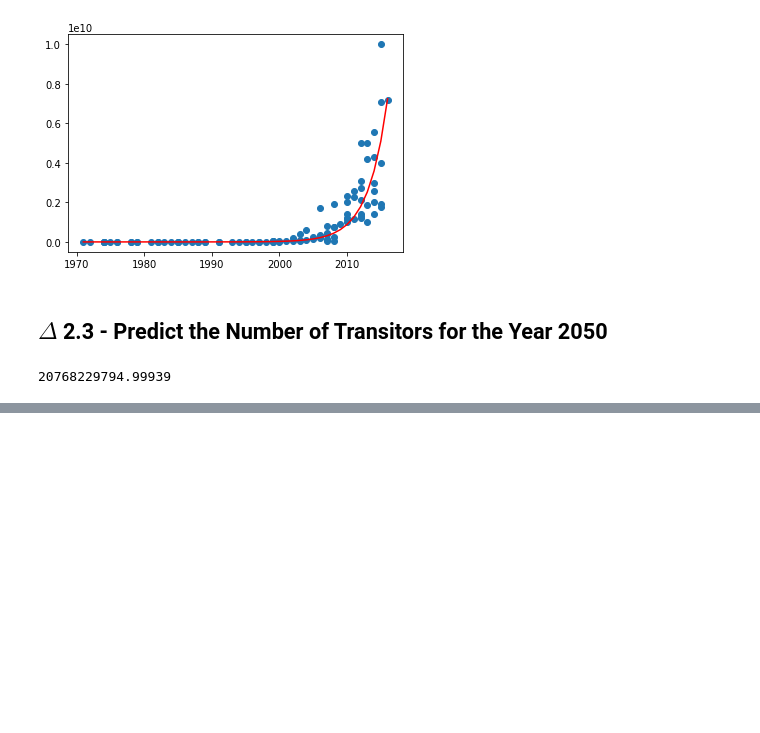
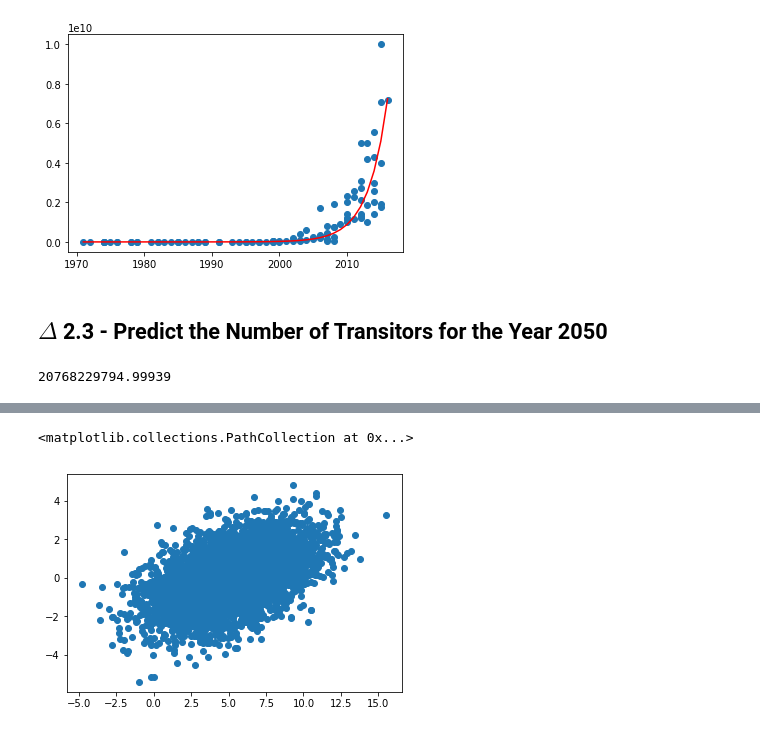
Before and after one commit to Rs111/analyze_this, a Jupyter notebook: moores_law/Hand-Made Linear Regression to Explore Moore's Law.ipynb, the cells around one changed output, grey strips where cells are left out. Cells and saved outputs as stored; diff of their text form; code cells hidden in the pictures; blank space fills up the shorter version.

```diff
--- a/moores_law/Hand-Made Linear Regression to Explore Moore's Law.ipynb
+++ b/moores_law/Hand-Made Linear Regression to Explore Moore's Law.ipynb
@@ -137,0 +170,7 @@ np.exp(moores_reg.predict(np.array([2019]))[0])
+# %%
+residuals = y - X.dot(w)
+
+plt.scatter(y, residuals)
+# %% [output]
+<matplotlib.collections.PathCollection at 0x...>
+[figure, added]
```
Also changed, not shown: parts of 9 cells of this notebook.
